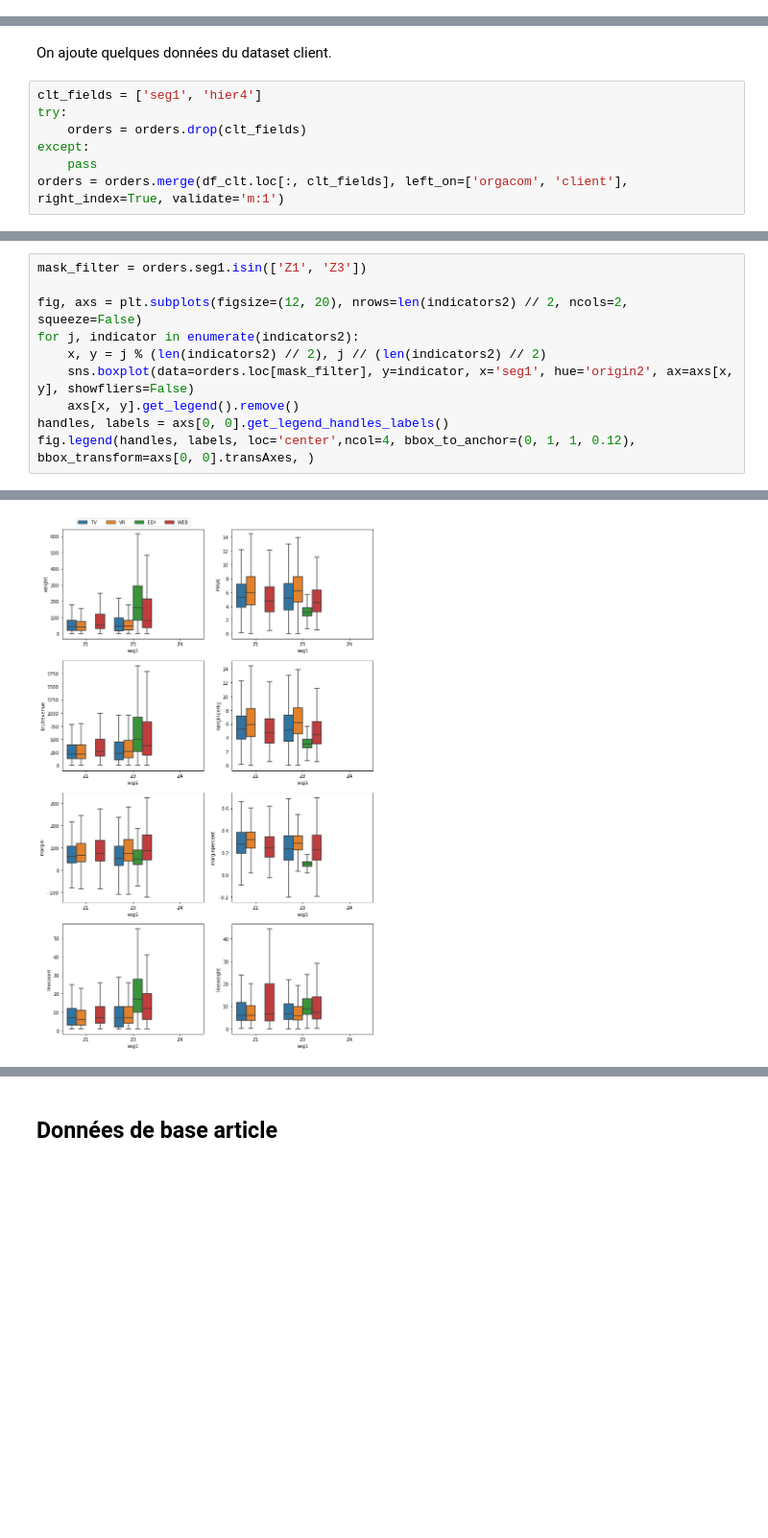
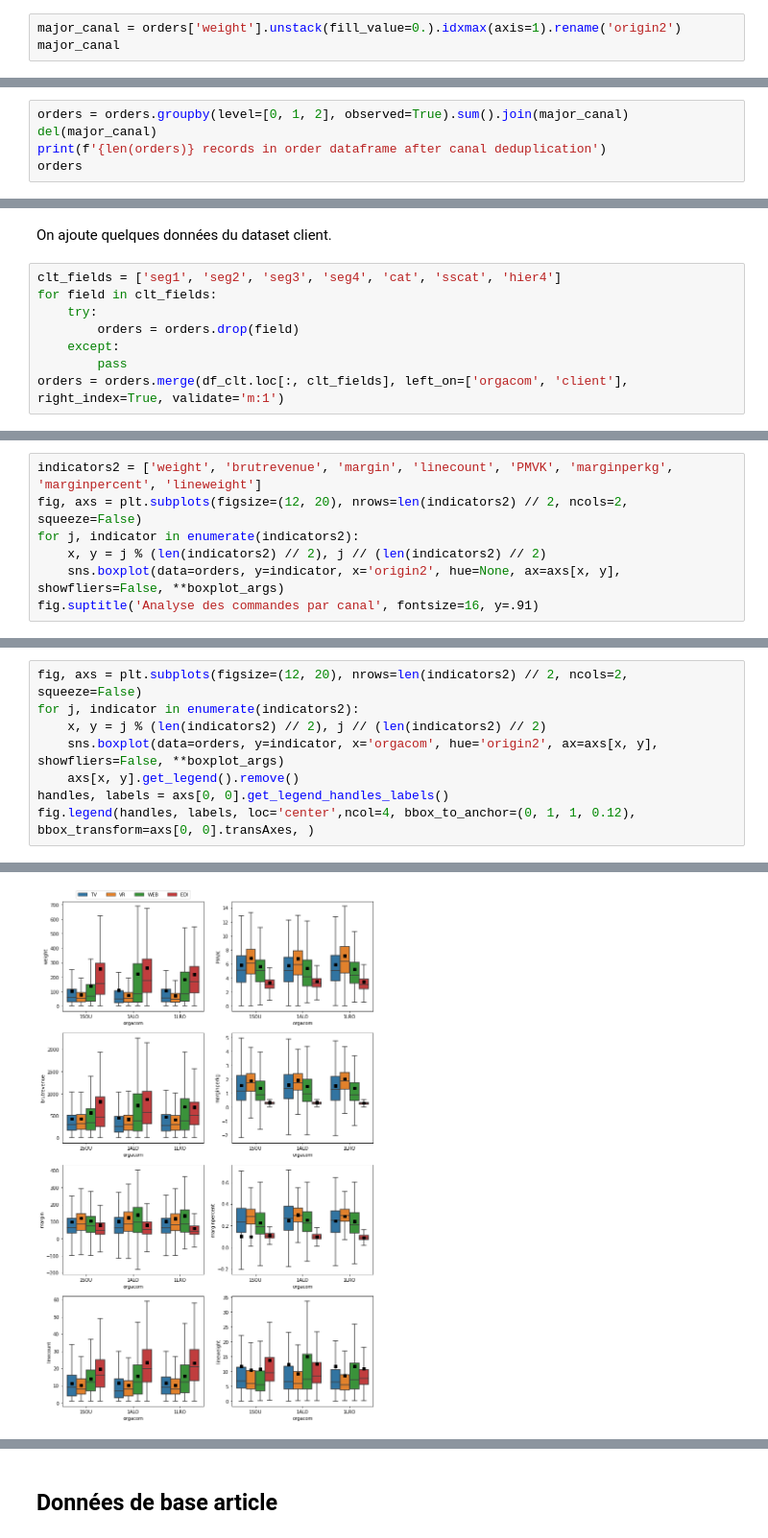
Before and after one commit to UltraDiuve/WebOrNot, a Jupyter notebook: notebooks/DataExploration.ipynb, the cells around one changed output, grey strips where cells are left out. Shown at 96% size. Saved outputs shown, nothing was run; the diff lists cells and outputs as text; blank space fills up the shorter version.

```diff
--- a/notebooks/DataExploration.ipynb
+++ b/notebooks/DataExploration.ipynb
@@ -440,0 +597,3 @@ sns.lmplot(data=samples, x='brutrevenue', y='margin', hue='origin2')
+# %%
+major_canal = orders['weight'].unstack(fill_value=0.).idxmax(axis=1).rename('origin2')
+major_canal
@@ -440,0 +614,5 @@ sns.lmplot(data=samples, x='brutrevenue', y='margin', hue='origin2')
+# %%
+orders = orders.groupby(level=[0, 1, 2], observed=True).sum().join(major_canal)
+del(major_canal)
+print(f'{len(orders)} records in order dataframe after canal deduplication')
+orders
@@ -441,9 +635,10 @@ sns.lmplot(data=samples, x='brutrevenue', y='margin', hue='origin2')
 # %% [markdown]
 On ajoute quelques données du dataset client.
 # %%
-clt_fields = ['seg1', 'hier4']
-try:
-    orders = orders.drop(clt_fields)
-except:
-    pass
+clt_fields = ['seg1', 'seg2', 'seg3', 'seg4', 'cat', 'sscat', 'hier4']
+for field in clt_fields:
+    try:
+        orders = orders.drop(field)
+    except:
+        pass
 orders = orders.merge(df_clt.loc[:, clt_fields], left_on=['orgacom', 'client'], right_index=True, validate='m:1')
@@ -449,0 +651,7 @@ orders = orders.merge(df_clt.loc[:, clt_fields], left_on=['orgacom', 'client'],
+# %%
+indicators2 = ['weight', 'brutrevenue', 'margin', 'linecount', 'PMVK', 'marginperkg', 'marginpercent', 'lineweight']
+fig, axs = plt.subplots(figsize=(12, 20), nrows=len(indicators2) // 2, ncols=2, squeeze=False)
+for j, indicator in enumerate(indicators2):
+    x, y = j % (len(indicators2) // 2), j // (len(indicators2) // 2)
+    sns.boxplot(data=orders, y=indicator, x='origin2', hue=None, ax=axs[x, y], showfliers=False, **boxplot_args)
+fig.suptitle('Analyse des commandes par canal', fontsize=16, y=.91)
@@ -450,13 +679,11 @@ orders = orders.merge(df_clt.loc[:, clt_fields], left_on=['orgacom', 'client'],
 # %%
-mask_filter = orders.seg1.isin(['Z1', 'Z3'])
-
 fig, axs = plt.subplots(figsize=(12, 20), nrows=len(indicators2) // 2, ncols=2, squeeze=False)
 for j, indicator in enumerate(indicators2):
     x, y = j % (len(indicators2) // 2), j // (len(indicators2) // 2)
-    sns.boxplot(data=orders.loc[mask_filter], y=indicator, x='seg1', hue='origin2', ax=axs[x, y], showfliers=False)
+    sns.boxplot(data=orders, y=indicator, x='orgacom', hue='origin2', ax=axs[x, y], showfliers=False, **boxplot_args)
     axs[x, y].get_legend().remove()
 handles, labels = axs[0, 0].get_legend_handles_labels()
 fig.legend(handles, labels, loc='center',ncol=4, bbox_to_anchor=(0, 1, 1, 0.12), bbox_transform=axs[0, 0].transAxes, )
 # %% [output]
 <matplotlib.legend.Legend at 0x...>
-[figure, old version]
+[figure, new version]
```
Also changed, not shown: parts of 135 cells of this notebook.
